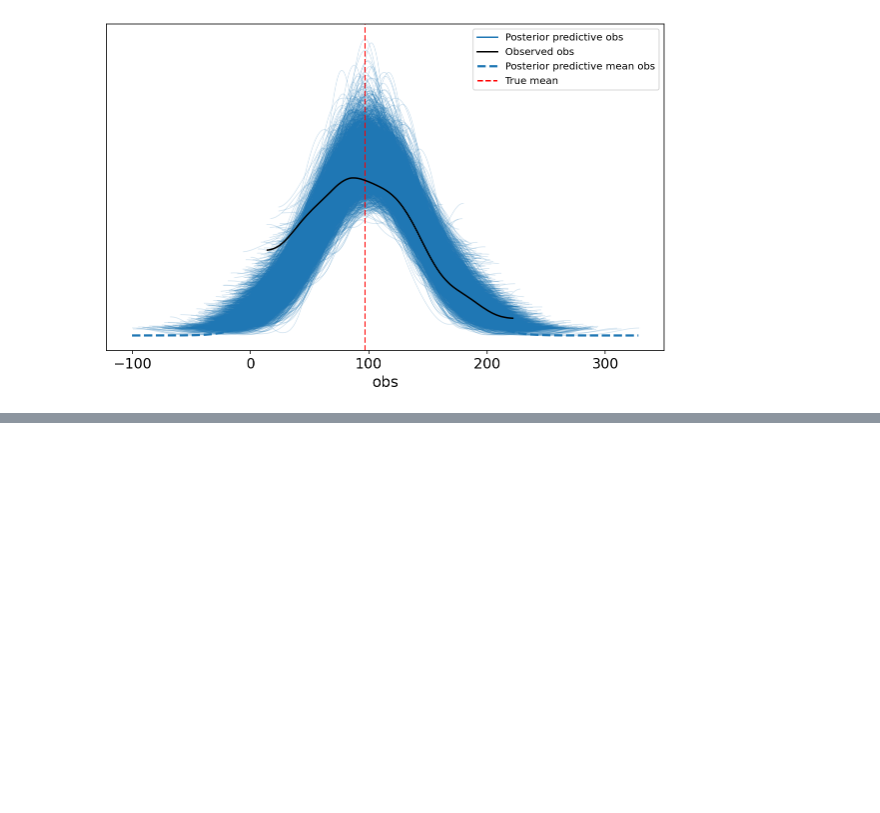
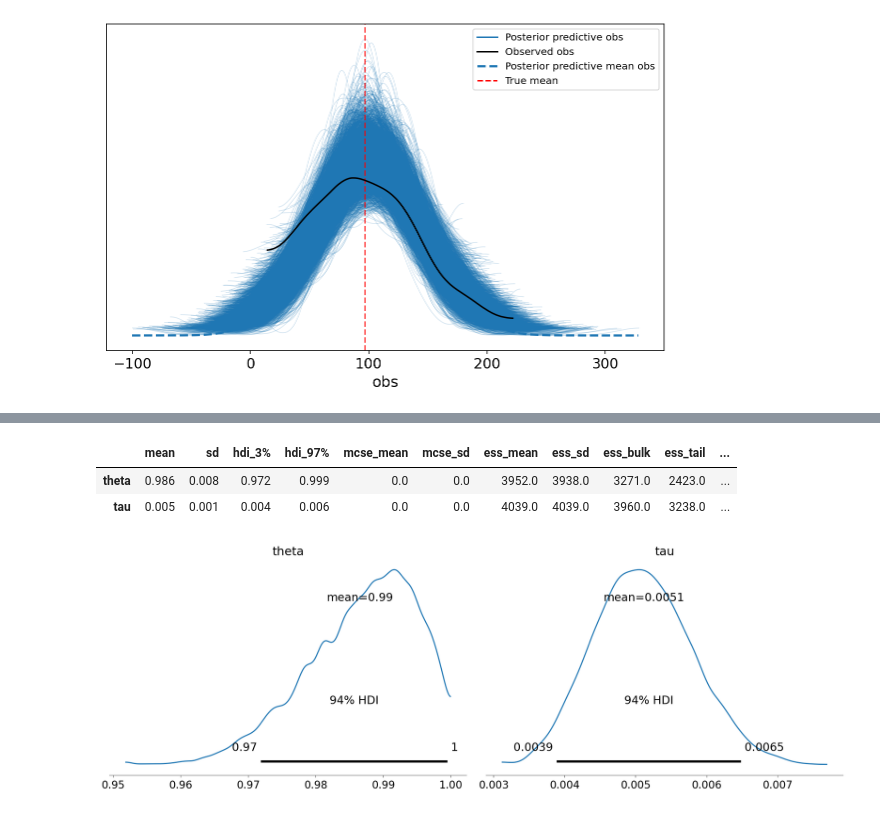
Before and after one commit to dimi-tree/time-series-forecasting, a Jupyter notebook: 03_pymc3.ipynb, the cells around one changed output, grey strips where cells are left out. Saved outputs shown, nothing was run; the diff lists cells and outputs as text; code cells hidden in the pictures; blank space fills up the shorter version.

```diff
--- a/03_pymc3.ipynb
+++ b/03_pymc3.ipynb
@@ -176,0 +249,11 @@ ax.legend(fontsize=10);
+# %%
+with pm.Model() as ar1_smoothed:
+    # Effect of lagged value on current value
+    theta = pm.Uniform('theta', lower=-1, upper=1)
+
+    # Precision of the innovation term
+    tau = pm.Gamma('tau', mu=1, sd=1)
+
+    obs = pm.AR1('observed', k=theta, tau_e=tau, observed=smoothed_ts.dropna())
+
+    idata_smoothed = pm.sample(2_000, return_inferencedata=True)
@@ -176,0 +271,8 @@ ax.legend(fontsize=10);
+# %%
+_ = az.plot_posterior(idata_smoothed)
+az.summary(idata_smoothed)
+# %% [output]
+|  | mean | sd | hdi_3% | hdi_97% | mcse_mean | mcse_sd | ess_mean | ess_sd | ess_bulk | ess_tail | ... |
+| theta | 0.986 | 0.008 | 0.972 | 0.999 | 0.0 | 0.0 | 3952.0 | 3938.0 | 3271.0 | 2423.0 | ... |
+| tau | 0.005 | 0.001 | 0.004 | 0.006 | 0.0 | 0.0 | 4039.0 | 4039.0 | 3960.0 | 3238.0 | ... |
+[figure, added]
```
Also changed, not shown: parts of 9 cells of this notebook.
